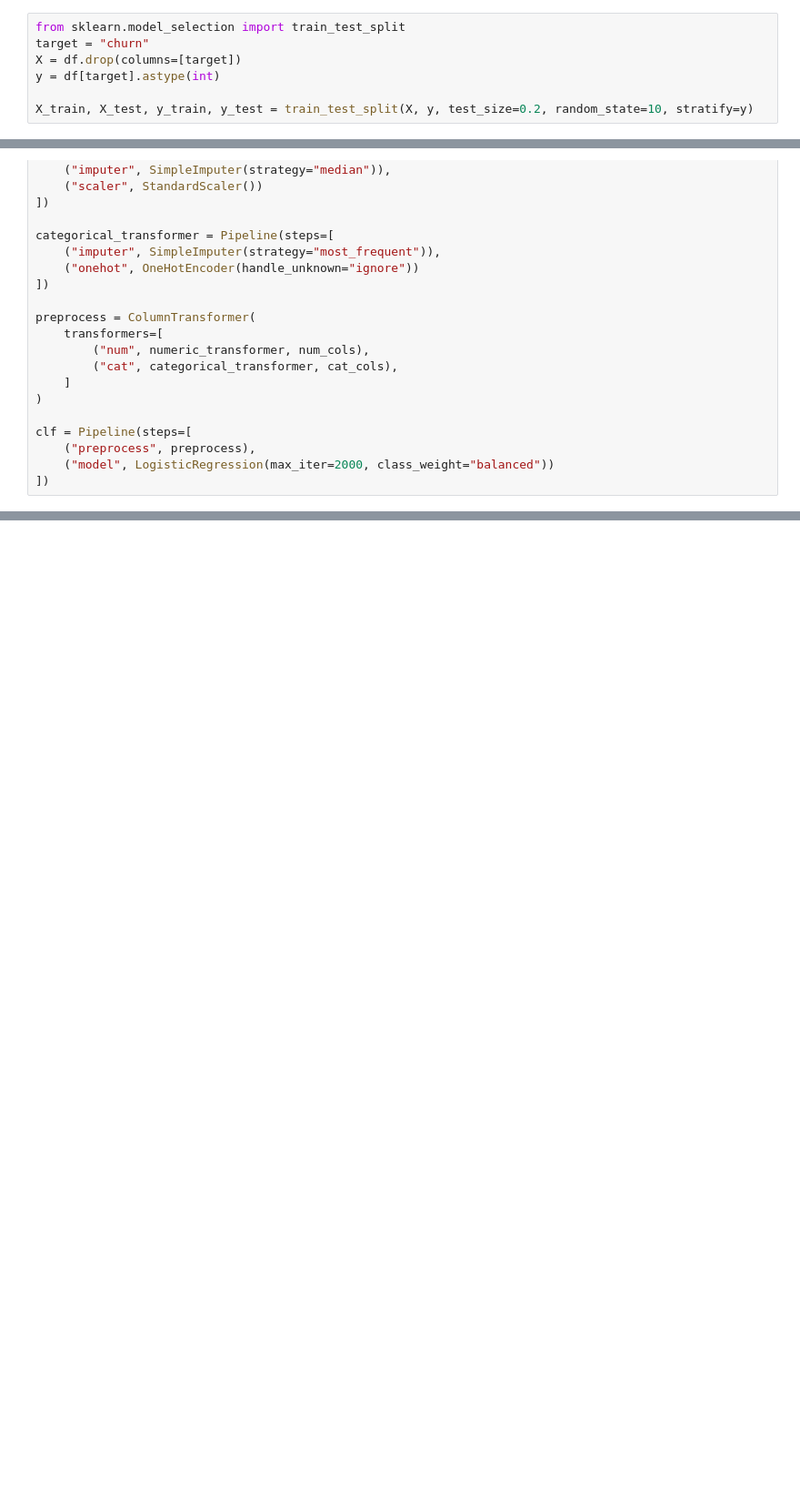
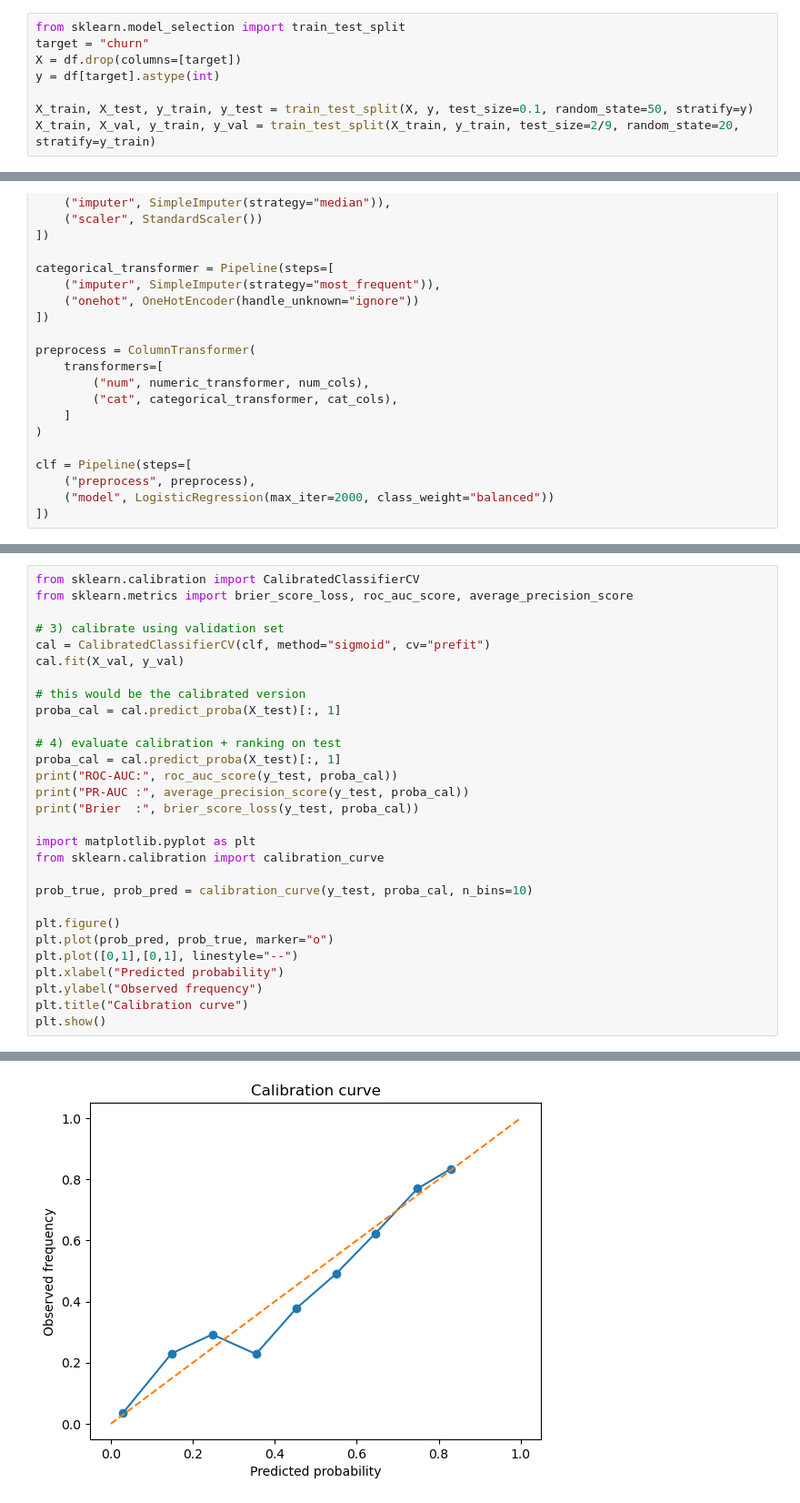
Before and after one commit to uvxpv/ds-project-pipeline, a Jupyter notebook: notebooks/prediction.ipynb, the cells around one changed output, grey strips where cells are left out. Shown at 91% size. Cells and saved outputs as stored; diff of their text form; blank space fills up the shorter version.

```diff
--- a/notebooks/prediction.ipynb
+++ b/notebooks/prediction.ipynb
@@ -30,7 +46,8 @@ target = "churn"
 X = df.drop(columns=[target])
 y = df[target].astype(int)
 
-X_train, X_test, y_train, y_test = train_test_split(X, y, test_size=0.2, random_state=10, stratify=y)
+X_train, X_test, y_train, y_test = train_test_split(X, y, test_size=0.1, random_state=50, stratify=y)
+X_train, X_val, y_train, y_val = train_test_split(X_train, y_train, test_size=2/9, random_state=20, stratify=y_train)
 # %%
 from sklearn.compose import ColumnTransformer
 from sklearn.pipeline import Pipeline
@@ -89,0 +107,30 @@ weighted avg       0.80      0.76      0.77      1409
+# %%
+from sklearn.calibration import CalibratedClassifierCV
+from sklearn.metrics import brier_score_loss, roc_auc_score, average_precision_score
+
+# 3) calibrate using validation set
+cal = CalibratedClassifierCV(clf, method="sigmoid", cv="prefit")
+cal.fit(X_val, y_val)
+
+# this would be the calibrated version
+proba_cal = cal.predict_proba(X_test)[:, 1]
+
+# 4) evaluate calibration + ranking on test
+proba_cal = cal.predict_proba(X_test)[:, 1]
+print("ROC-AUC:", roc_auc_score(y_test, proba_cal))
+print("PR-AUC :", average_precision_score(y_test, proba_cal))
+print("Brier  :", brier_score_loss(y_test, proba_cal))
+
+import matplotlib.pyplot as plt
+from sklearn.calibration import calibration_curve
+
+prob_true, prob_pred = calibration_curve(y_test, proba_cal, n_bins=10)
+
+plt.figure()
+plt.plot(prob_pred, prob_true, marker="o")
+plt.plot([0,1],[0,1], linestyle="--")
+plt.xlabel("Predicted probability")
+plt.ylabel("Observed frequency")
+plt.title("Calibration curve")
+plt.show()
+# %% [output]
@@ -89,0 +140 @@ weighted avg       0.80      0.76      0.77      1409
+[figure, added]
```
Also changed, not shown: parts of 6 cells of this notebook, 2 other files.
